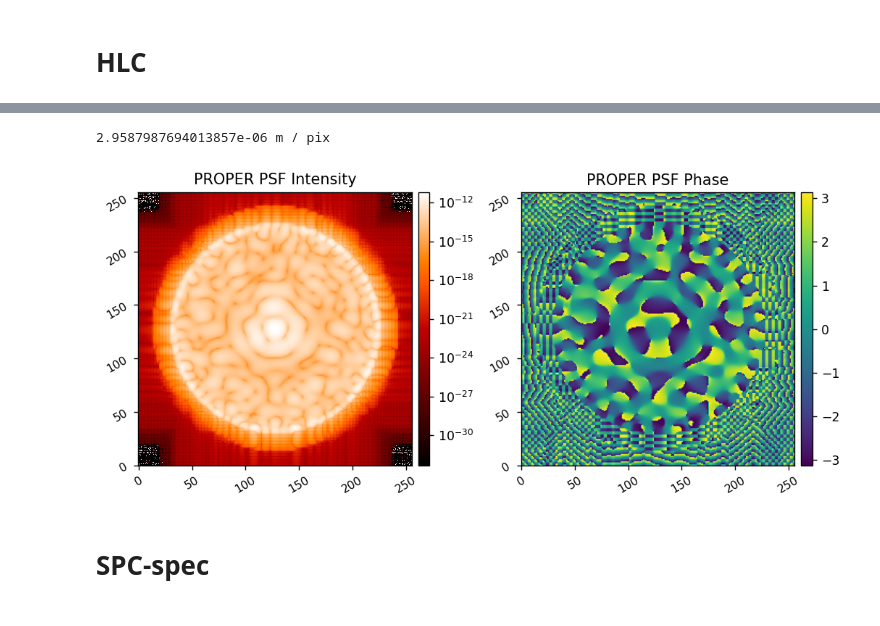
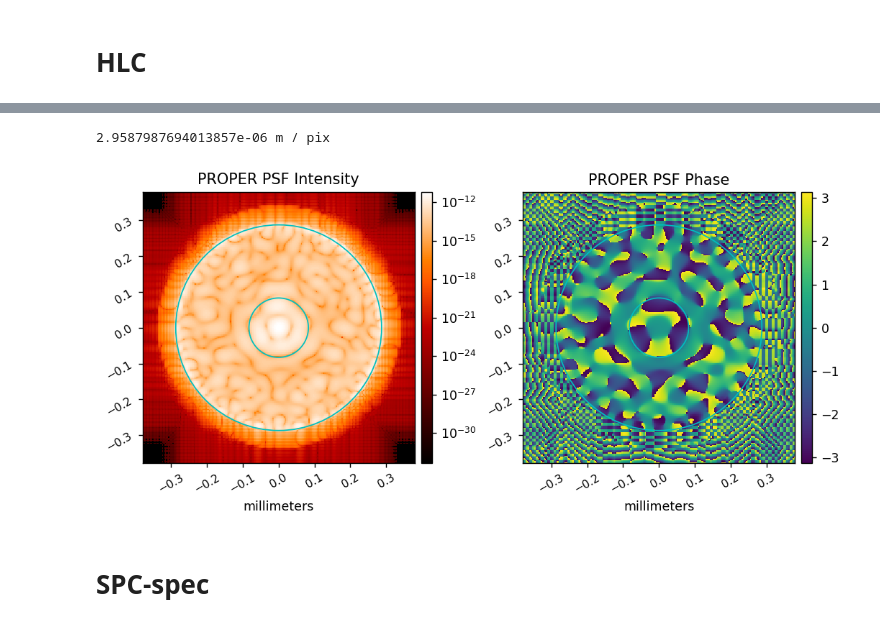
Before and after one commit to kian1377/roman-cgi-phasec-poppy, a Jupyter notebook: run_proper_phasec_modes.ipynb, the cells around one changed output, grey strips where cells are left out. Saved outputs shown, nothing was run; the diff lists cells and outputs as text; code cells hidden in the pictures.

```diff
--- a/run_proper_phasec_modes.ipynb
+++ b/run_proper_phasec_modes.ipynb
@@ -70,8 +59,8 @@ use_hlc_dm_patterns = 1
 use_errors = 0
 use_dm1 = 1
 use_dm2 = 1
-dm1 = proper.prop_fits_read( roman_phasec_proper.lib_dir + r'/examples/hlc_best_contrast_dm1.fits' )
-dm2 = proper.prop_fits_read( roman_phasec_proper.lib_dir + r'/examples/hlc_best_contrast_dm2.fits' )
+dm1 = proper.prop_fits_read( phasec.lib_dir + r'/examples/hlc_best_contrast_dm1.fits' )
+dm2 = proper.prop_fits_read( phasec.lib_dir + r'/examples/hlc_best_contrast_dm2.fits' )
 dm1 = np.zeros((48,48))
 dm2 = np.zeros((48,48))
 polaxis = 0
@@ -96,35 +85,35 @@ psf = wfs[0]
 psf_sampling_m = wfs_sampling_m[0]*u.m/u.pix
 
 reload(misc)
 innwa = 2.8/final_sampling*psf_sampling_m.value * 1000 # inner and outer working angles in units of m
 outwa = 9.7/final_sampling*psf_sampling_m.value * 1000
 patches1 = [Circle((0,0),innwa,edgecolor='c', facecolor='none',lw=1),
             Circle((0,0),outwa,edgecolor='c', facecolor='none',lw=1)]
 patches2 = [Circle((0,0),innwa,edgecolor='c', facecolor='none',lw=1),
             Circle((0,0),outwa,edgecolor='c', facecolor='none',lw=1)]
 print(psf_sampling_m)
 misc.myimshow2(np.abs(psf)**2, np.angle(wfs[0]),
                'PROPER PSF Intensity', 'PROPER PSF Phase',
-               pxscl=psf_sampling_m.to(u.mm/u.pix),
+               pxscl1=psf_sampling_m.to(u.mm/u.pix), pxscl2=psf_sampling_m.to(u.mm/u.pix),
                lognorm1=True, cmap1='gist_heat', cmap2='viridis',
                patches1=patches1, patches2=patches2)
 
 save=False
 if save:
     wf = np.zeros(shape=(2,n,n))
     wf[0,:,:] = np.abs(wfs[0])**2
     wf[1,:,:] = np.angle(wfs[0])
 
     wf_fname = 'proper-psfs-phasec/hlc/proper_psf_offax_nofs.fits'
 
     hdr = fits.Header()
     hdr['PIXELSCL'] = psf_sampling_m.value
     hdr['PIXSCLLD'] = final_sampling
     wf_hdu = fits.PrimaryHDU(data=wf, header=hdr)
     wf_hdu.writeto(wf_fname, overwrite=True)
 # %% [output]
 2.9587987694013857e-06 m / pix
-[figure, old version]
+[figure, new version]
 # %% [markdown]
 # SPC-spec
 # %%
```
Also changed, not shown: parts of 3 cells of this notebook, 2 other files.
